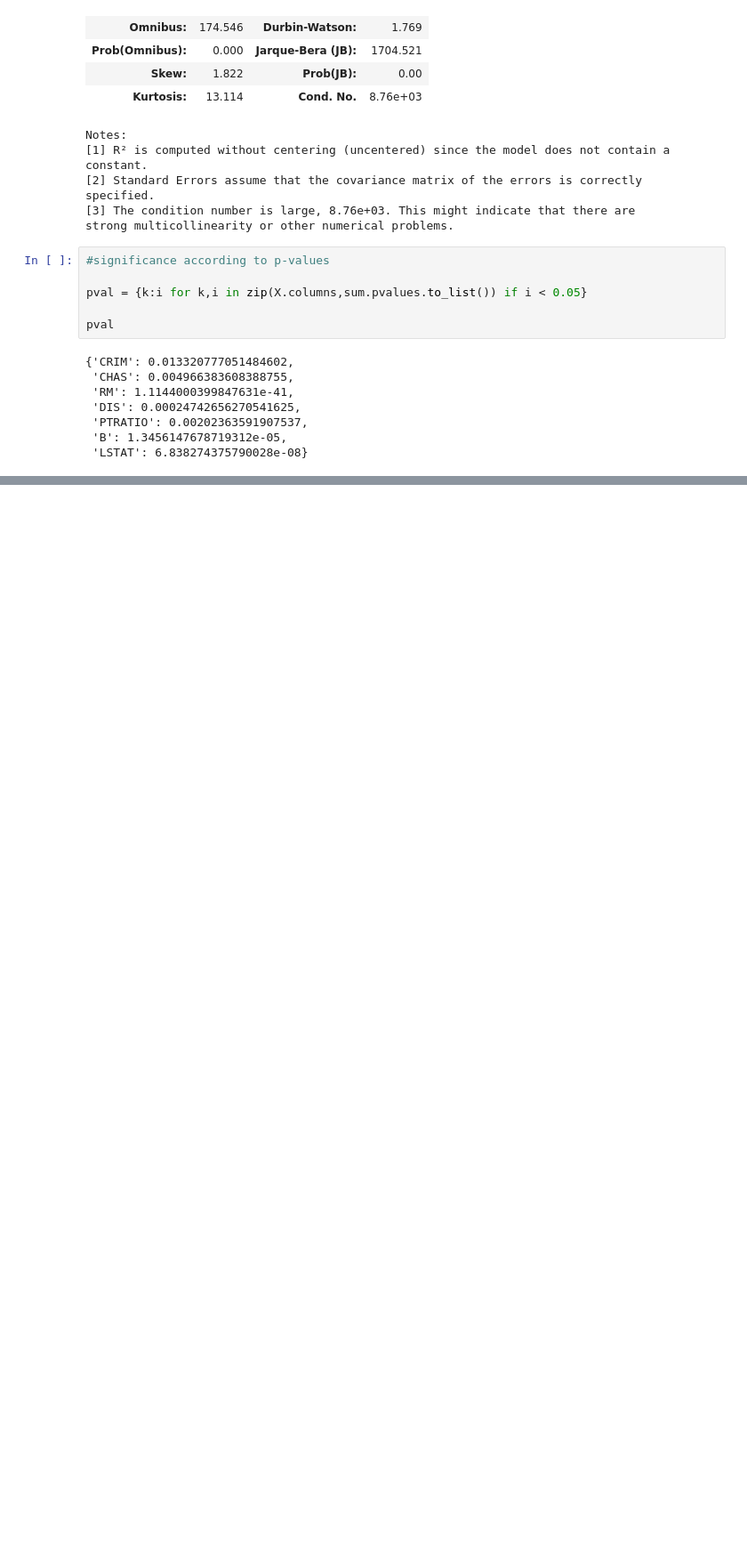
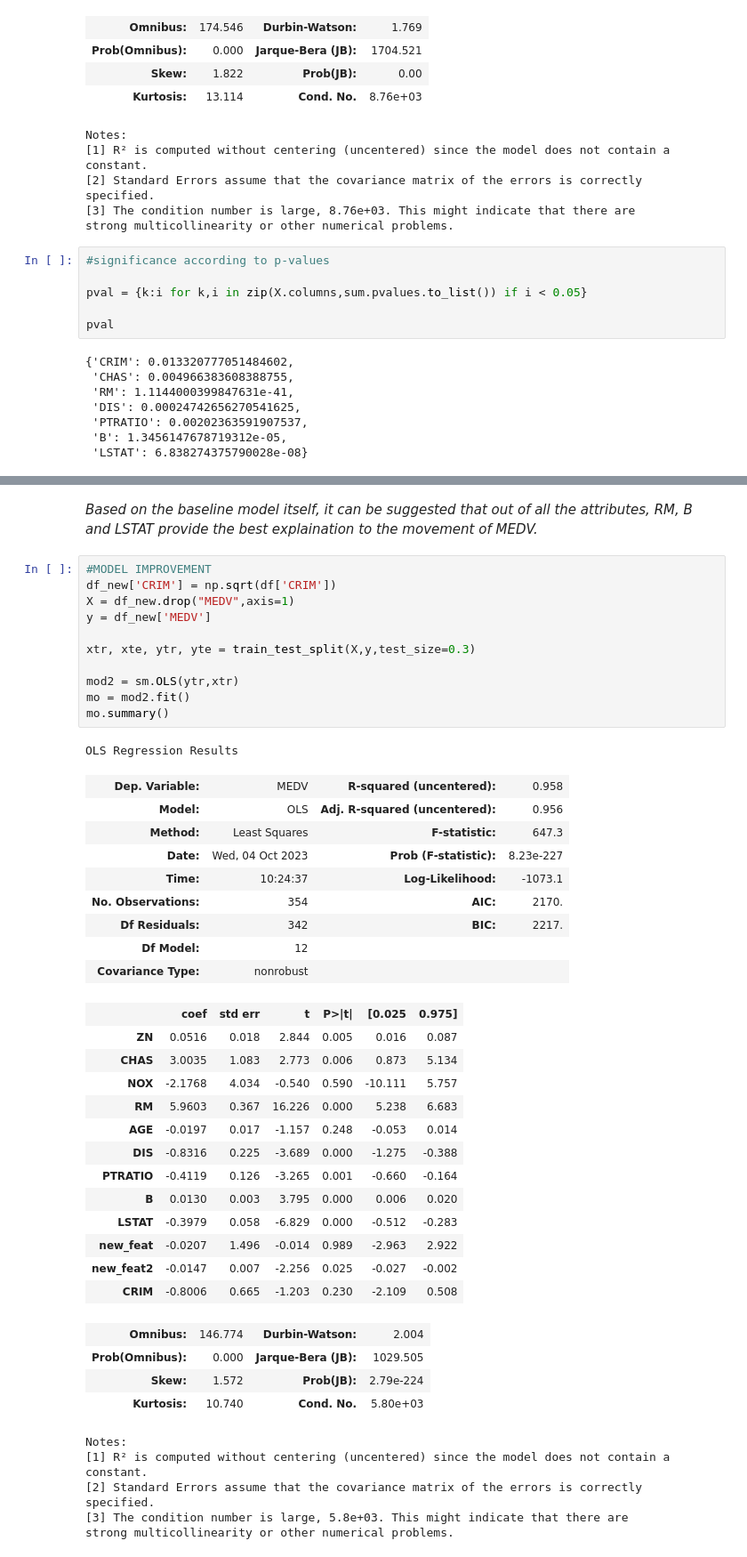
Before and after one commit to Manash-Christ/ML-LABS, a Jupyter notebook: 2348528_cia3.ipynb, the cells around one changed output, grey strips where cells are left out. Shown at 89% size. Drawn from its saved outputs; the diff is of its cells as text; blank space fills up the shorter version.

```diff
--- a/2348528_cia3.ipynb
+++ b/2348528_cia3.ipynb
@@ -364,0 +386,46 @@ pval
+# %% [markdown]
+*Based on the baseline model itself, it can be suggested that out of all the attributes, RM, B and LSTAT provide the best explaination to the movement of MEDV.*
+# %%
+#MODEL IMPROVEMENT
+df_new['CRIM'] = np.sqrt(df['CRIM'])
+X = df_new.drop("MEDV",axis=1)
+y = df_new['MEDV']
+
+xtr, xte, ytr, yte = train_test_split(X,y,test_size=0.3)
+
+mod2 = sm.OLS(ytr,xtr)
+mo = mod2.fit()
+mo.summary()
+# %% [output]
+OLS Regression Results
+| Dep. Variable: | MEDV | R-squared (uncentered): | 0.958 |
+| Model: | OLS | Adj. R-squared (uncentered): | 0.956 |
+| Method: | Least Squares | F-statistic: | 647.3 |
+| Date: | Wed, 04 Oct 2023 | Prob (F-statistic): | 8.23e-227 |
+| Time: | 10:24:37 | Log-Likelihood: | -1073.1 |
+| No. Observations: | 354 | AIC: | 2170. |
+| Df Residuals: | 342 | BIC: | 2217. |
+| Df Model: | 12 |  |  |
+| Covariance Type: | nonrobust |  |  |
+|  | coef | std err | t | P>|t| | [0.025 | 0.975] |
+| ZN | 0.0516 | 0.018 | 2.844 | 0.005 | 0.016 | 0.087 |
+| CHAS | 3.0035 | 1.083 | 2.773 | 0.006 | 0.873 | 5.134 |
+| NOX | -2.1768 | 4.034 | -0.540 | 0.590 | -10.111 | 5.757 |
+| RM | 5.9603 | 0.367 | 16.226 | 0.000 | 5.238 | 6.683 |
+| AGE | -0.0197 | 0.017 | -1.157 | 0.248 | -0.053 | 0.014 |
+| DIS | -0.8316 | 0.225 | -3.689 | 0.000 | -1.275 | -0.388 |
+| PTRATIO | -0.4119 | 0.126 | -3.265 | 0.001 | -0.660 | -0.164 |
+| B | 0.0130 | 0.003 | 3.795 | 0.000 | 0.006 | 0.020 |
+| LSTAT | -0.3979 | 0.058 | -6.829 | 0.000 | -0.512 | -0.283 |
+| new_feat | -0.0207 | 1.496 | -0.014 | 0.989 | -2.963 | 2.922 |
+| new_feat2 | -0.0147 | 0.007 | -2.256 | 0.025 | -0.027 | -0.002 |
+| CRIM | -0.8006 | 0.665 | -1.203 | 0.230 | -2.109 | 0.508 |
+| Omnibus: | 146.774 | Durbin-Watson: | 2.004 |
+| Prob(Omnibus): | 0.000 | Jarque-Bera (JB): | 1029.505 |
+| Skew: | 1.572 | Prob(JB): | 2.79e-224 |
+| Kurtosis: | 10.740 | Cond. No. | 5.80e+03 |
+Notes:
+[1] R² is computed without centering (uncentered) since the model does not contain a constant.
+[2] Standard Errors assume that the covariance matrix of the errors is correctly specified.
+[3] The condition number is large, 5.8e+03. This might indicate that there are
+strong multicollinearity or other numerical problems.
```
Also changed, not shown: parts of 7 cells of this notebook.
